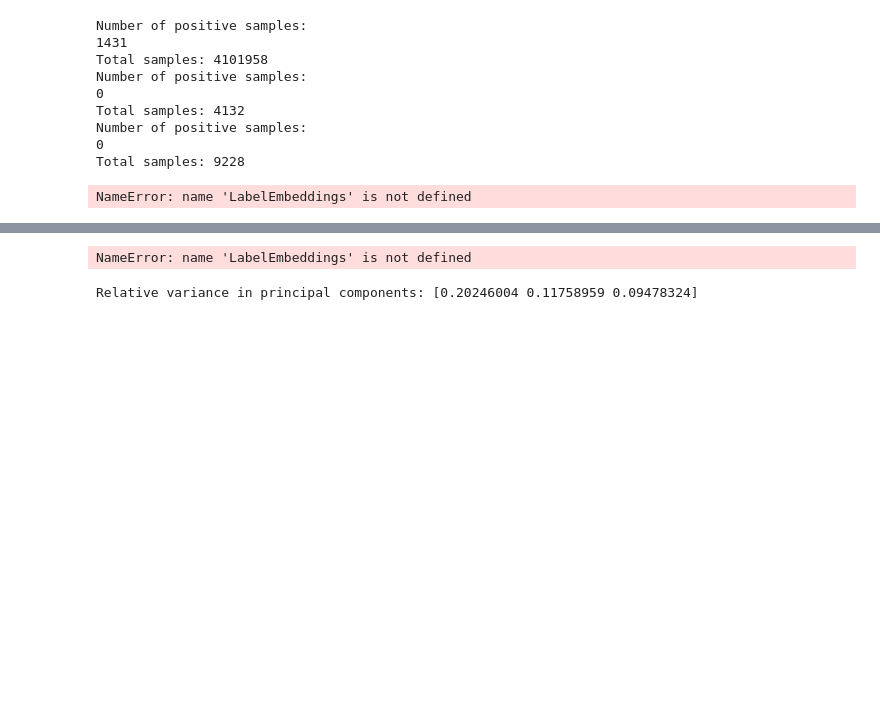
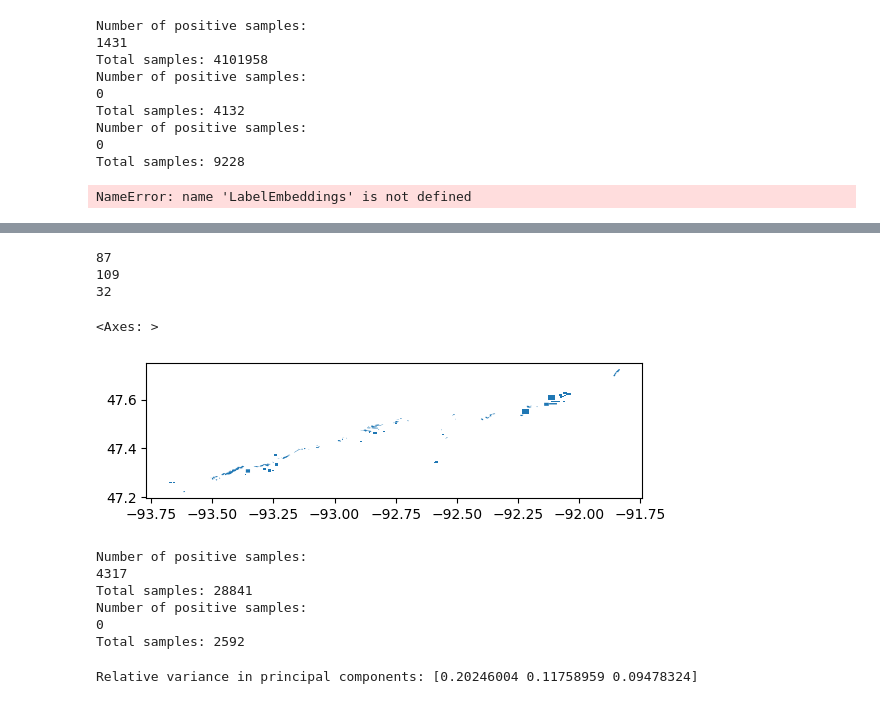
Before and after one commit to Ode-PBLLC/aquarry, a Jupyter notebook: mine_mapping.ipynb, the cells around one changed output, grey strips where cells are left out. Saved outputs shown, nothing was run; the diff lists cells and outputs as text; code cells hidden in the pictures; blank space fills up the shorter version.

```diff
--- a/mine_mapping.ipynb
+++ b/mine_mapping.ipynb
@@ -255,7 +505,7 @@ cx.add_basemap(ax, crs=az_mines_intersect.crs, source=providers['NASAGIBS.BlueMa
 # Data source: https://gisdata.mn.gov/dataset/water-dnr-hydrography
 
 mn_water_features = gpd.read_file('data/dnr_hydro_features')
-
+mn_water_features = mn_water_features[['wb_class','shape_Area','geometry']]
 mine_classes = ['Natural Ore Mine','Mine Pit Lake','Mine Pit Lake (NF)','Tac/Natural Ore Mine']
 
 dnr_pit_lakes = mn_water_features.loc[mn_water_features['wb_class'].isin(mine_classes)].to_crs(epsg=4326)
@@ -264,6 +514,8 @@ dnr_water = mn_water_features[~mn_water_features['wb_class'].isin(mine_classes)]
 
 print(len(dnr_pit_lakes))
 print(len(dnr_water))
+
+dnr_pit_lakes.head()
 # %% [output]
 200
 130746
@@ -607,6 +807,26 @@ Total samples:
+# %%
+# Get polygons for bboxs with polygons, use bboxs for remaining
+print(len(mn_qa_pits))
+mn_qa_polys = gpd.overlay(mn_qa_pits, dnr_pit_lakes, how = 'intersection')
+
+bboxs_with_polygon = gpd.sjoin(mn_qa_pits, dnr_pit_lakes, how="left", predicate="intersects")
+print(len(bboxs_with_polygon))
+
+bboxs_without_polygon = bboxs_with_polygon[bboxs_with_polygon.index_right.isna()]
+print(len(bboxs_without_polygon))
+
+mn_qa_polys = pd.concat([mn_qa_polys, bboxs_without_polygon])
+
+mn_qa_polys.plot()
+# %% [output]
+87
+109
+32
+<Axes: >
+[figure, added]
 # %%
 # Get chips with pit lakes and regular bodies of water in MN from QA
-mn_data = LabelEmbeddings(mine_embeddings_mn, lake_embeddings_mn, mn_qa_lakes, dnr_water_cropped)
+mn_data = LabelEmbeddings(mine_embeddings_mn, lake_embeddings_mn, mn_qa_polys, dnr_water_cropped)
 print(f"Total samples: {len(mn_data)}")
 
 
@@ -616,7 +836,12 @@ print(f"Total samples: {len(mn_nonlakes_chips)}")
 
 mn_data = pd.concat([mn_data,mn_nonlakes_chips], ignore_index=True) # Add lakes to MN embeddings
 # %% [output]
-NameError: name 'LabelEmbeddings' is not defined
+Number of positive samples:
+4317
+Total samples: 28841
+Number of positive samples:
+0
+Total samples: 2592
 # %%
 # Define function to get principle components and plot with categorical data for each embedding
 
```
Also changed, not shown: parts of 45 cells of this notebook.
